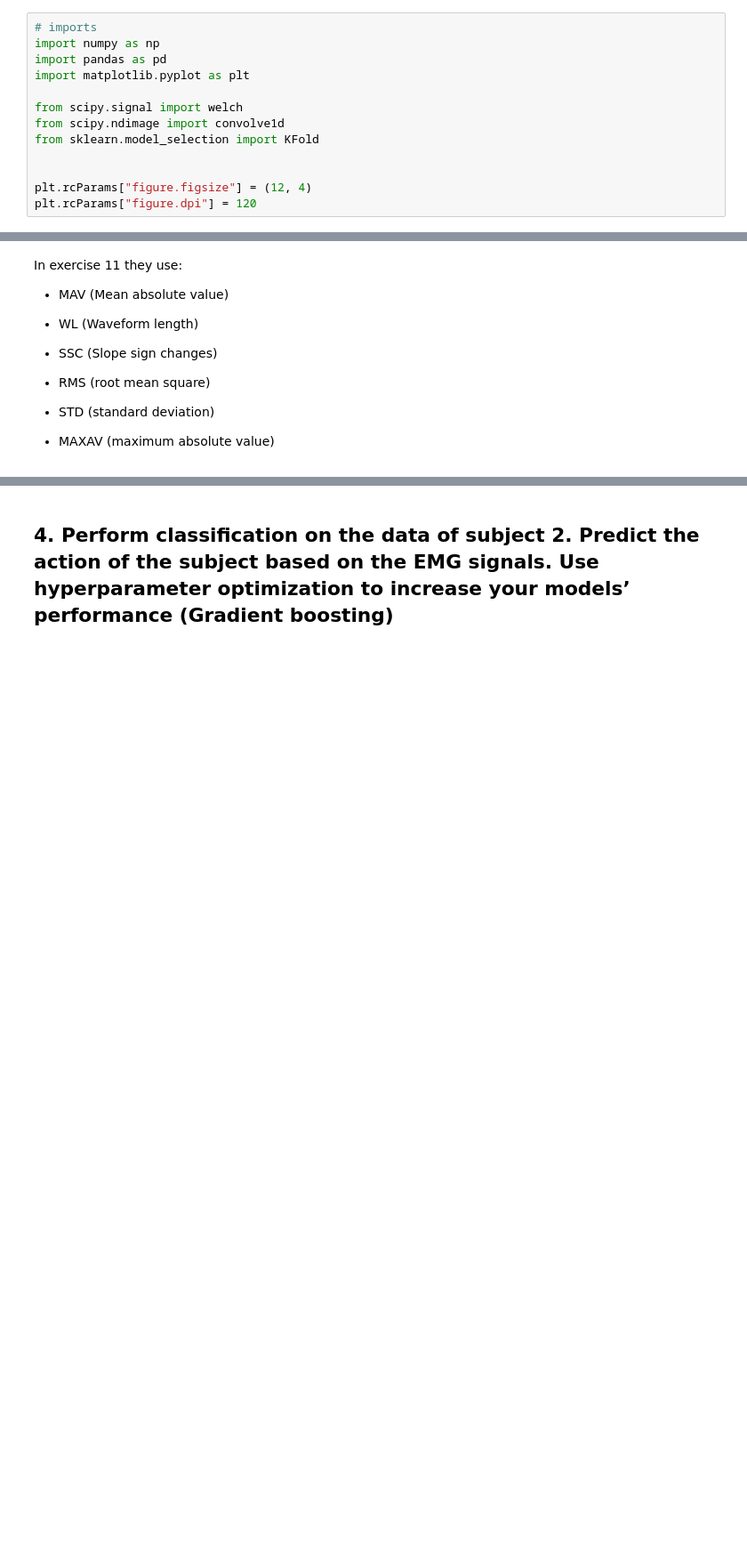
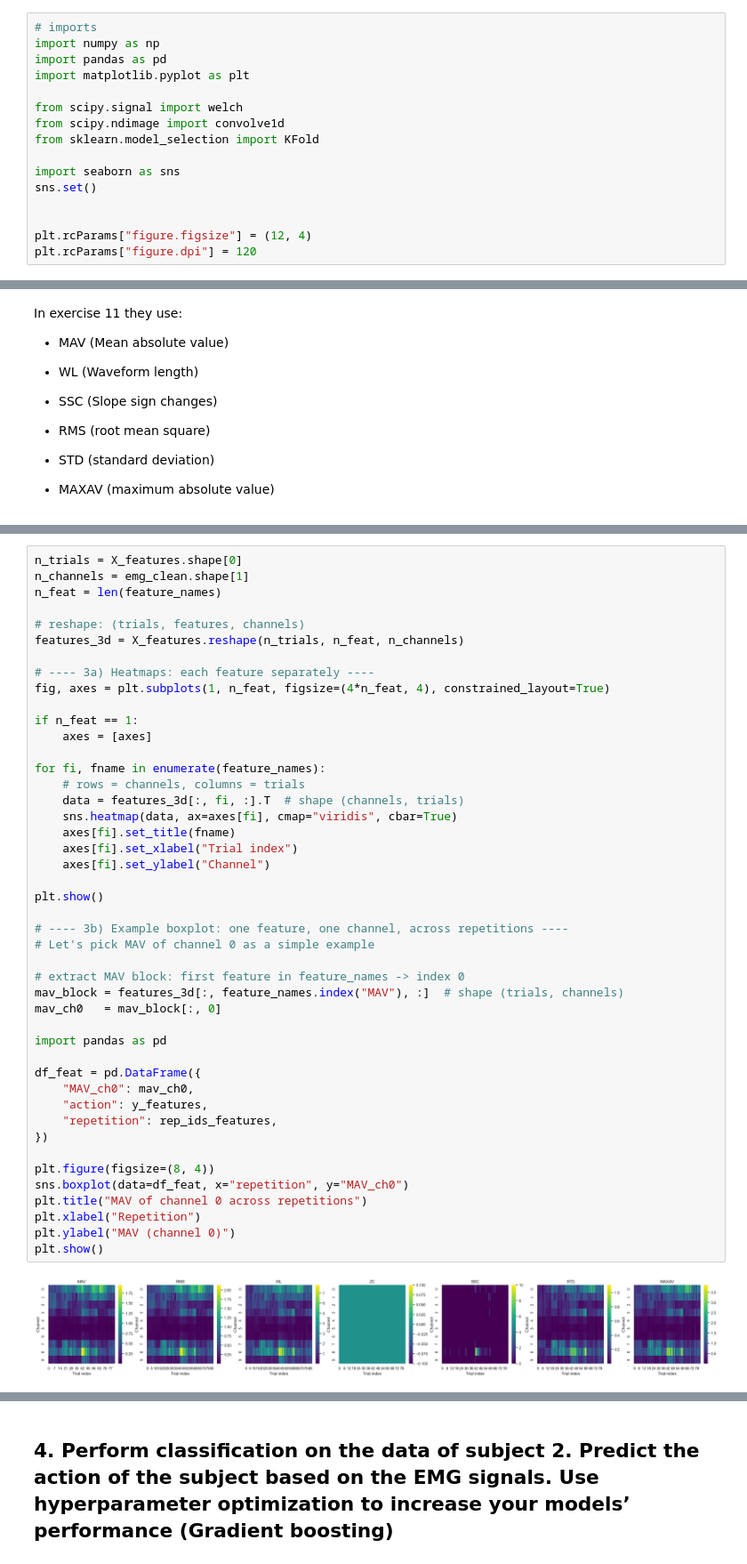
Before and after one commit to philipp-fvef/nx-421-group-w-project-2, a Jupyter notebook: Part1.ipynb, the cells around one changed output, grey strips where cells are left out. Shown at 89% size. Cells and saved outputs as stored; diff of their text form; blank space fills up the shorter version.

```diff
--- a/Part1.ipynb
+++ b/Part1.ipynb
@@ -10,6 +10,9 @@ from scipy.signal import welch
 from scipy.ndimage import convolve1d
 from sklearn.model_selection import KFold
 
+import seaborn as sns
+sns.set()
+
 
 plt.rcParams["figure.figsize"] = (12, 4)
 plt.rcParams["figure.dpi"] = 120
@@ -702,0 +852,47 @@ In exercise 11 they use:
+# %%
+n_trials = X_features.shape[0]
+n_channels = emg_clean.shape[1]
+n_feat = len(feature_names)
+
+# reshape: (trials, features, channels)
+features_3d = X_features.reshape(n_trials, n_feat, n_channels)
+
+# ---- 3a) Heatmaps: each feature separately ----
+fig, axes = plt.subplots(1, n_feat, figsize=(4*n_feat, 4), constrained_layout=True)
+
+if n_feat == 1:
+    axes = [axes]
+
+for fi, fname in enumerate(feature_names):
+    # rows = channels, columns = trials
+    data = features_3d[:, fi, :].T  # shape (channels, trials)
+    sns.heatmap(data, ax=axes[fi], cmap="viridis", cbar=True)
+    axes[fi].set_title(fname)
+    axes[fi].set_xlabel("Trial index")
+    axes[fi].set_ylabel("Channel")
+
+plt.show()
+
+# ---- 3b) Example boxplot: one feature, one channel, across repetitions ----
+# Let's pick MAV of channel 0 as a simple example
+
+# extract MAV block: first feature in feature_names -> index 0
+mav_block = features_3d[:, feature_names.index("MAV"), :]  # shape (trials, channels)
+mav_ch0   = mav_block[:, 0]
+
+import pandas as pd
+
+df_feat = pd.DataFrame({
+    "MAV_ch0": mav_ch0,
+    "action": y_features,
+    "repetition": rep_ids_features,
+})
+
+plt.figure(figsize=(8, 4))
+sns.boxplot(data=df_feat, x="repetition", y="MAV_ch0")
+plt.title("MAV of channel 0 across repetitions")
+plt.xlabel("Repetition")
+plt.ylabel("MAV (channel 0)")
+plt.show()
+# %% [output]
+[figure, added]
```
Also changed, not shown: parts of 6 cells of this notebook.
